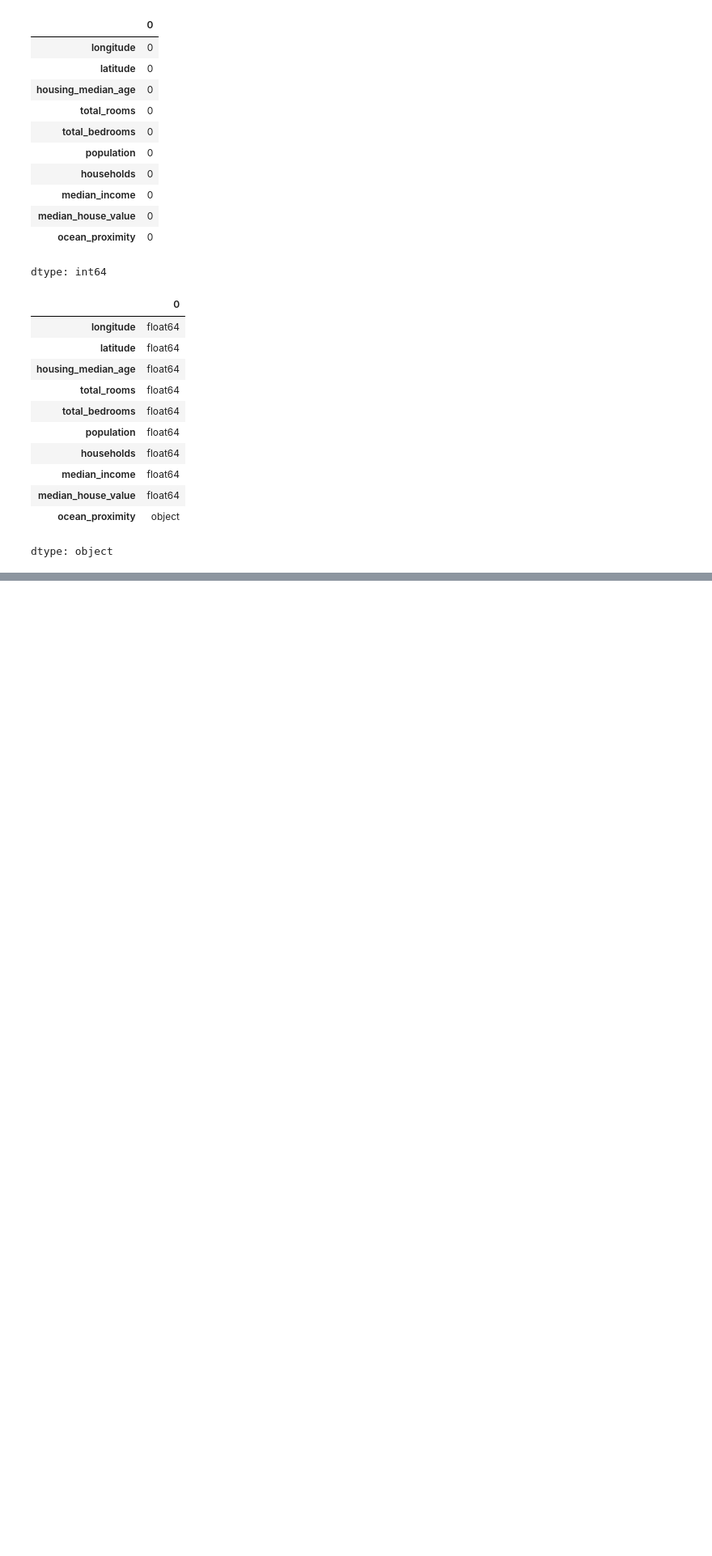
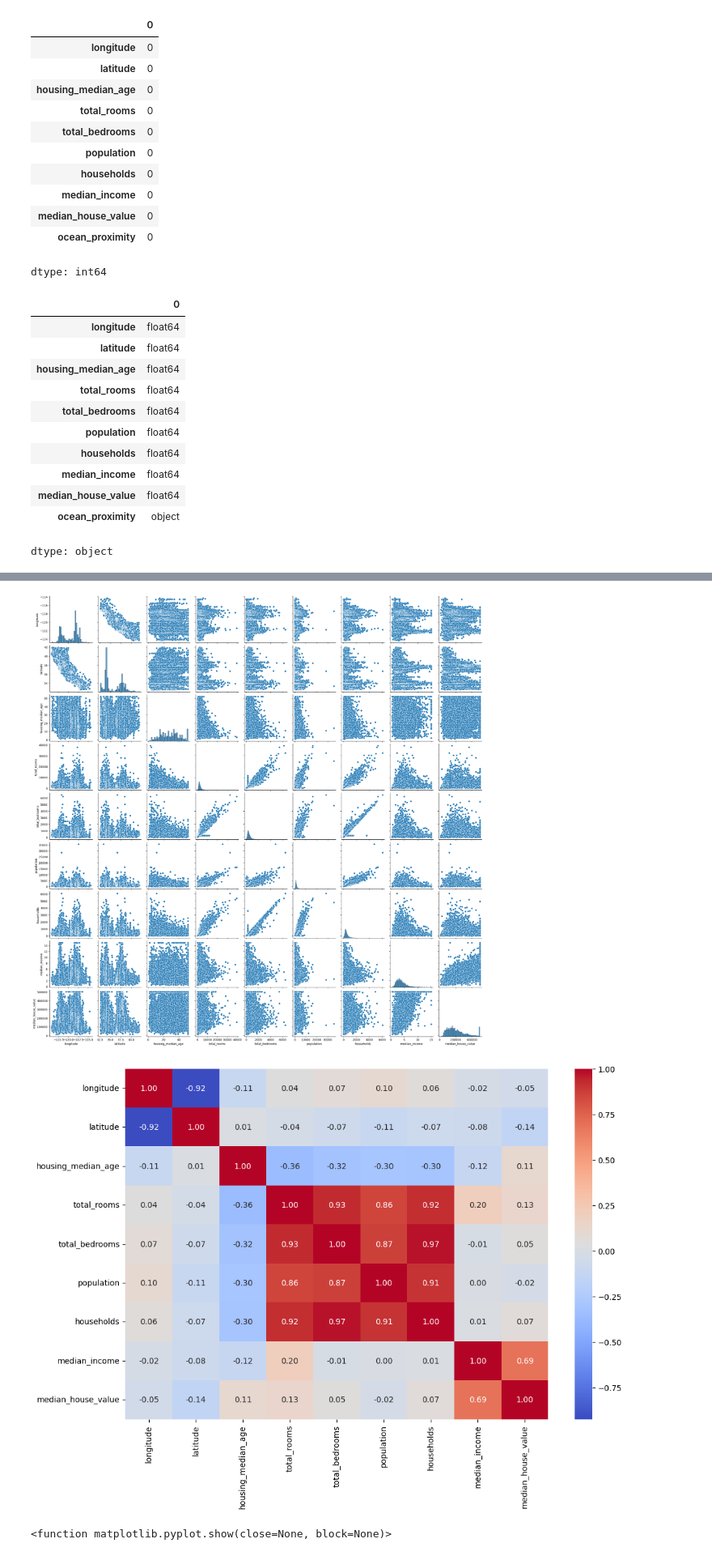
Before and after one commit to SD2504re/labphase, a Jupyter notebook: Untitled36.ipynb, the cells around one changed output, grey strips where cells are left out. Shown at 81% size. Drawn from its saved outputs; the diff is of its cells as text; code cells hidden in the pictures; blank space fills up the shorter version.

```diff
--- a/Untitled36.ipynb
+++ b/Untitled36.ipynb
@@ -126,0 +99,25 @@ for col in ['housing_median_age','total_rooms','total_bedrooms','median_house_va
+# %%
+import pandas as pd
+import seaborn as sns
+import matplotlib.pyplot as plt
+
+# Assuming df is already loaded
+
+# Pair plot to visualize relationships between pairs of features
+sns.pairplot(df)
+plt.show()
+
+# Correlation matrix and heatmap to visualize the strength of relationships
+# Include numeric_only=True to only include numerical features in the correlation matrix.
+corr_matrix = df.corr(numeric_only=True)
+plt.figure(figsize=(12, 8))
+sns.heatmap(corr_matrix, annot=True, cmap='coolwarm', fmt='.2f')
+plt.show()
+
+# Distribution of the target variable
+sns.histplot(df['median_house_value'], kde=True)
+plt.show
+# %% [output]
+[figure, added]
+[figure, added]
+<function matplotlib.pyplot.show(close=None, block=None)>
```
Also changed, not shown: parts of 4 cells of this notebook.
